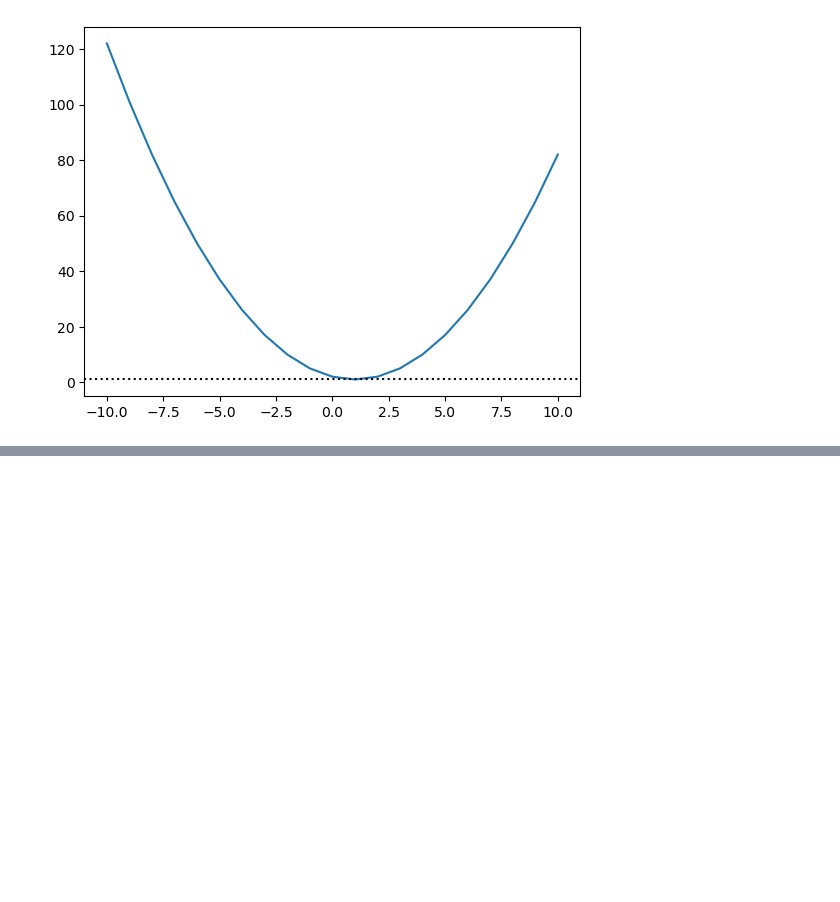
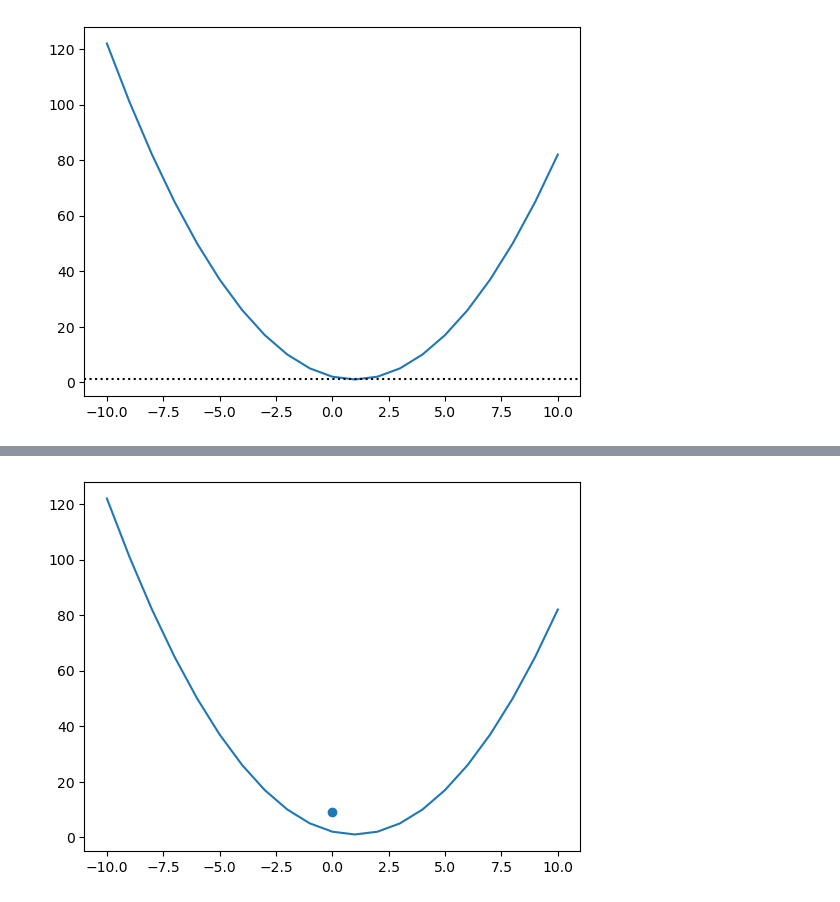
Before and after one commit to Jithendiran/mlTask, a Jupyter notebook: docs/Basics.ipynb, the cells around one changed output, grey strips where cells are left out. Saved outputs shown, nothing was run; the diff lists cells and outputs as text; code cells hidden in the pictures; blank space fills up the shorter version.

```diff
--- a/docs/Basics.ipynb
+++ b/docs/Basics.ipynb
@@ -204,0 +264,7 @@ for the above equation it is harder to get the slope in equation form, for this
+# %%
+plt.plot(x,y)
+p = grad(p)
+plt.scatter(0,p)
+plt.show()
+# %% [output]
+[figure, added]
```
Also changed, not shown: parts of 5 cells of this notebook.
